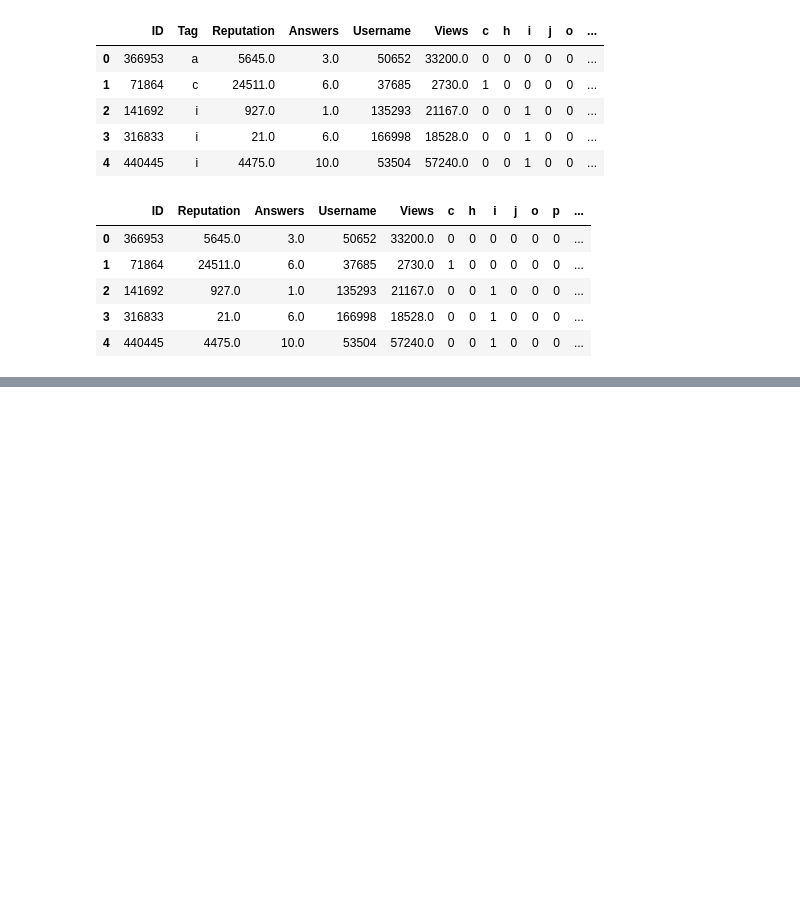
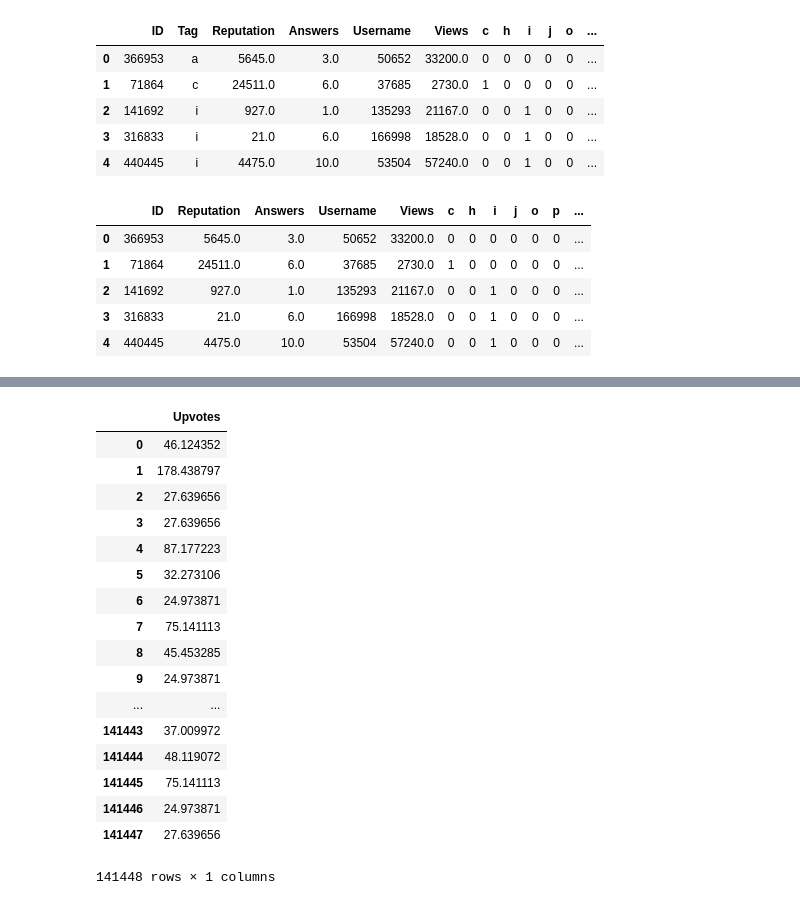
Before and after one commit to manan-arya/Analytics_Vidhya_Competition, a Jupyter notebook: XGBoost_CV.ipynb, the cells around one changed output, grey strips where cells are left out. Cells and saved outputs as stored; diff of their text form; code cells hidden in the pictures; blank space fills up the shorter version.

Commit message:
XGBoost post submission 2300

```diff
--- a/XGBoost_CV.ipynb
+++ b/XGBoost_CV.ipynb
@@ -81,10 +81,3 @@ test.head()
 # %%
 X_train=train.drop("Upvotes",axis=1)
 y_train=train["Upvotes"]
-# %%
-DM_train = xgb.DMatrix(data=X_train,label=y_train)
-#DM_test = xgb.DMatrix(data=X_test,label=y_test)
-params = {"booster":"gblinear","objective":"reg:linear"}
-xg_reg = xgb.train(params = params, dtrain=DM_train,num_boost_round=100)
-
-preds = xg_reg.predict(test)
@@ -92,0 +86,31 @@ AttributeError: ignored
+# %%
+X_train_arr = X_train.as_matrix()
+test_arr = test.as_matrix()
+# %%
+print("\nSetting up data for XGBoost ...")
+# xgboost params
+xgb_params = {
+    #'eta': 0.037,
+    'max_depth': 5,
+    'subsample': 0.80,
+    'objective': 'reg:linear',
+    #'eval_metric': 'mae',
+    #'lambda': 0.8,
+    #'alpha': 0.4,
+    #'silent': 1
+}
+
+# AttributeError: module 'xgboost' has no attribute 'DMatrix'
+dtrain = xgb.DMatrix(X_train_arr, y_train)
+dtest = xgb.DMatrix(test_arr)
+
+num_boost_rounds = 20
+print("num_boost_rounds="+str(num_boost_rounds))
+
+# train model
+print( "\nTraining XGBoost ...")
+model = xgb.train(dict(xgb_params, silent=1), dtrain,
+num_boost_round=num_boost_rounds)
+
+print( "\nPredicting with XGBoost ...")
+preds = model.predict(dtest)
@@ -92,0 +146,21 @@ AttributeError: ignored
+# %%
+preds
+# %% [output]
+|  | Upvotes |
+| 0 | 46.124352 |
+| 1 | 178.438797 |
+| 2 | 27.639656 |
+| 3 | 27.639656 |
+| 4 | 87.177223 |
+| 5 | 32.273106 |
+| 6 | 24.973871 |
+| 7 | 75.141113 |
+| 8 | 45.453285 |
+| 9 | 24.973871 |
+| ... | ... |
+| 141443 | 37.009972 |
+| 141444 | 48.119072 |
+| 141445 | 75.141113 |
+| 141446 | 24.973871 |
+| 141447 | 27.639656 |
+141448 rows × 1 columns
```
Also changed, not shown: parts of 10 cells of this notebook.
